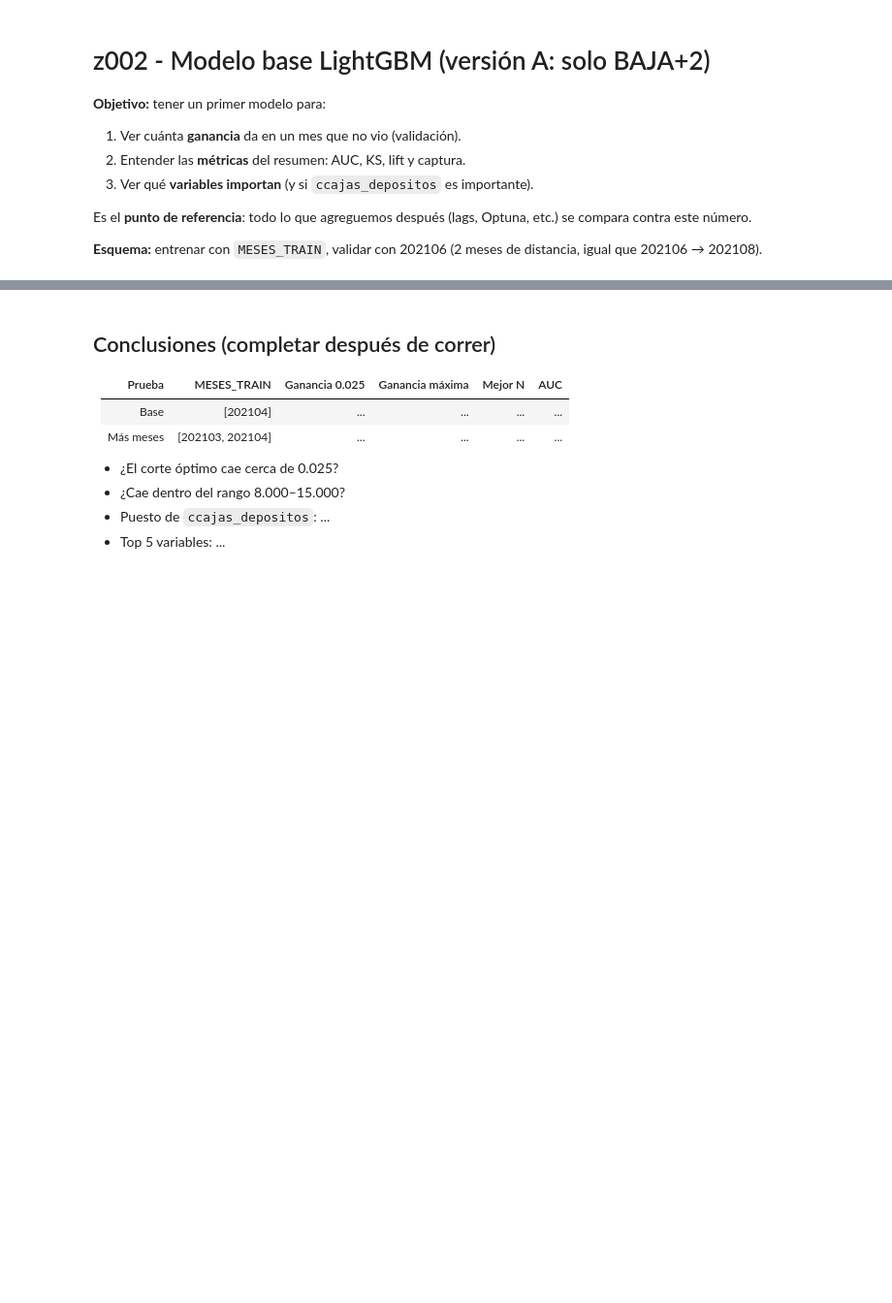
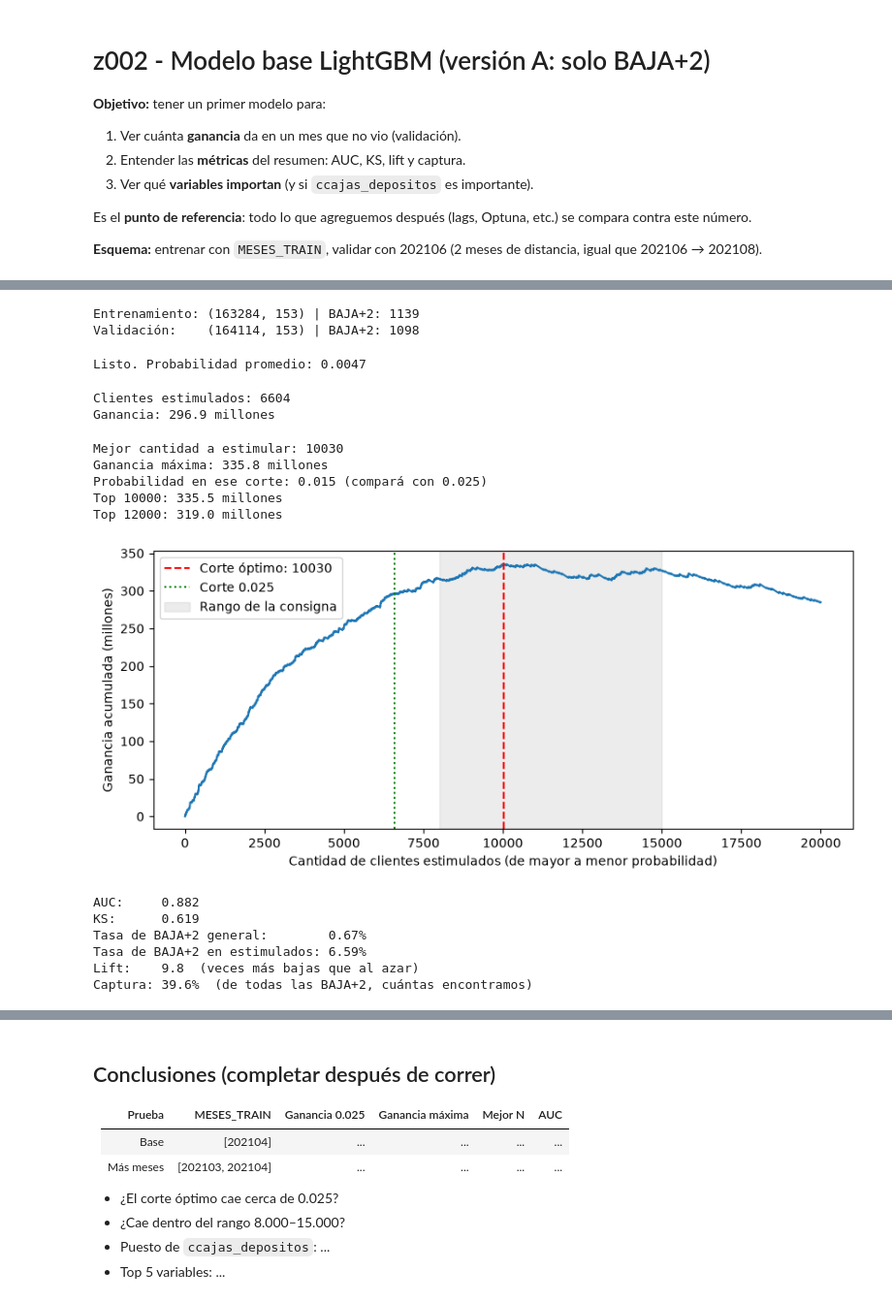
Before and after one commit to keilazavaglia/DMEyF_ksz, a Jupyter notebook: 0_exploracion/z002_modelo_base.ipynb, the cells around one changed output, grey strips where cells are left out. Shown at 97% size. Cells and saved outputs as stored; diff of their text form; code cells hidden in the pictures; blank space fills up the shorter version.

Commit message:
z002: leer parquet, usar numero_de_cliente y agregar celdas del primer submit
Co-Authored-By: Claude Opus 5.5 <noreply@anthropic.com>

```diff
--- a/0_exploracion/z002_modelo_base.ipynb
+++ b/0_exploracion/z002_modelo_base.ipynb
@@ -36,6 +44,7 @@ print("Umbral de equilibrio:", UMBRAL)
 # %%
 # --- 2. Cargar datos y armar el target binario ---
-df = pd.read_csv("../competencia_01.csv")
+# Leemos el parquet (más rápido; tiene clase_ternaria corregida y ccajas_depositos arreglada)
+df = pd.read_parquet("../competencia_01.parquet")
 
 # 1 si es BAJA+2, 0 en cualquier otro caso
 df["clase_binaria"] = (df["clase_ternaria"] == "BAJA+2").astype(int)
@@ -45,10 +54,10 @@ train = df[df["foto_mes"].isin(MESES_TRAIN)]
 valid = df[df["foto_mes"] == MES_VALID]
 
 # Columnas que NO son variables para el modelo:
-# - el ID del cliente (es un número de identificación, no dice nada del cliente)
 # - el mes
 # - el target (¡sería hacer trampa!)
-no_usar = ["numero_de_cliente", "foto_mes", "clase_ternaria", "clase_binaria"]
+# numero_de_cliente SÍ se usa como variable (indicación de la tutoría)
+no_usar = ["foto_mes", "clase_ternaria", "clase_binaria"]
 variables = [c for c in df.columns if c not in no_usar]
 
 X_train, y_train = train[variables], train["clase_binaria"]
@@ -56,6 +65,9 @@ X_valid, y_valid = valid[variables], valid["clase_binaria"]
 
 print("Entrenamiento:", X_train.shape, "| BAJA+2:", y_train.sum())
 print("Validación:   ", X_valid.shape, "| BAJA+2:", y_valid.sum())
+# %% [output]
+Entrenamiento: (163284, 153) | BAJA+2: 1139
+Validación:    (164114, 153) | BAJA+2: 1098
 # %%
 # --- 3. Entrenar LightGBM con hiperparámetros razonables (SIN tunear) ---
 params = {
@@ -76,6 +88,8 @@ modelo = lgb.train(params, datos_lgb, num_boost_round=300)
 # Probabilidad de BAJA+2 para cada cliente de validación
 prob_valid = modelo.predict(X_valid)
 print("Listo. Probabilidad promedio:", prob_valid.mean().round(4))
+# %% [output]
+Listo. Probabilidad promedio: 0.0047
 # %%
 # --- 4. Ganancia con corte en probabilidad 0.025 ---
 # Ganancia de cada cliente SI lo estimulamos: +acierto si es BAJA+2, -costo si no
@@ -87,34 +101,48 @@ estimulados = prob_valid >= UMBRAL
 ganancia_umbral = ganancia_cliente[estimulados].sum()
 print("Clientes estimulados:", estimulados.sum())
 print("Ganancia:", round(ganancia_umbral / 1e6, 1), "millones")
+# %% [output]
+Clientes estimulados: 6604
+Ganancia: 296.9 millones
 # %%
 # --- 5. Ganancia acumulada: ¿cuántos clientes conviene estimular? ---
 # Ordenamos de mayor a menor probabilidad
 orden = np.argsort(prob_valid)[::-1]
 
 # Vamos sumando la ganancia cliente por cliente, en ese orden
 ganancia_acum = np.cumsum(ganancia_cliente[orden])
 
 # El máximo de la curva = el mejor corte
 mejor_n = np.argmax(ganancia_acum) + 1
 mejor_ganancia = ganancia_acum[mejor_n - 1]
 prob_en_corte = prob_valid[orden][mejor_n - 1]
 
 print("Mejor cantidad a estimular:", mejor_n)
 print("Ganancia máxima:", round(mejor_ganancia / 1e6, 1), "millones")
 print("Probabilidad en ese corte:", round(prob_en_corte, 4), "(compará con 0.025)")
 
+# ¿Cuánto da con cortes fijos? (para elegir el top del submit)
+for n in [10_000, 12_000]:
+    print(f"Top {n}: {ganancia_acum[n - 1] / 1e6:.1f} millones")
+
 # Gráfico de los primeros 20.000 clientes
 limite = 20_000
 plt.figure(figsize=(10, 4))
 plt.plot(range(1, limite + 1), ganancia_acum[:limite] / 1e6)
 plt.axvline(mejor_n, color="red", linestyle="--", label=f"Corte óptimo: {mejor_n}")
 plt.axvline(estimulados.sum(), color="green", linestyle=":", label="Corte 0.025")
 plt.axvspan(8_000, 15_000, color="gray", alpha=0.15, label="Rango de la consigna")
 plt.xlabel("Cantidad de clientes estimulados (de mayor a menor probabilidad)")
 plt.ylabel("Ganancia acumulada (millones)")
 plt.legend()
 plt.show()
+# %% [output]
+Mejor cantidad a estimular: 10030
+Ganancia máxima: 335.8 millones
+Probabilidad en ese corte: 0.015 (compará con 0.025)
+Top 10000: 335.5 millones
+Top 12000: 319.0 millones
+[figure, added]
 # %%
 # --- 6. Métricas del resumen ---
 # Ordenamos a los clientes de mayor a menor probabilidad
@@ -145,6 +173,13 @@ print(f"Tasa de BAJA+2 general:        {tasa_general:.2%}")
 print(f"Tasa de BAJA+2 en estimulados: {tasa_elegidos:.2%}")
 print(f"Lift:    {lift:.1f}  (veces más bajas que al azar)")
 print(f"Captura: {captura:.1%}  (de todas las BAJA+2, cuántas encontramos)")
+# %% [output]
+AUC:     0.882
+KS:      0.619
+Tasa de BAJA+2 general:        0.67%
+Tasa de BAJA+2 en estimulados: 6.59%
+Lift:    9.8  (veces más bajas que al azar)
+Captura: 39.6%  (de todas las BAJA+2, cuántas encontramos)
 # %%
 # --- 7. Importancia de variables ---
 # "gain" = cuánto mejoró el modelo gracias a los cortes en cada variable
```
Also changed, not shown: parts of 7 cells of this notebook.
